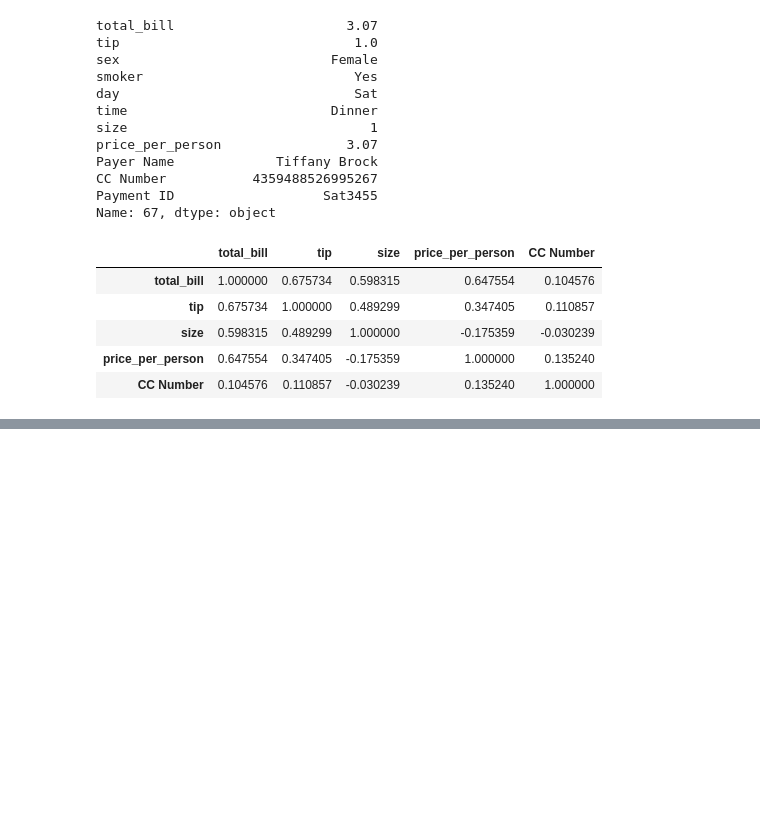
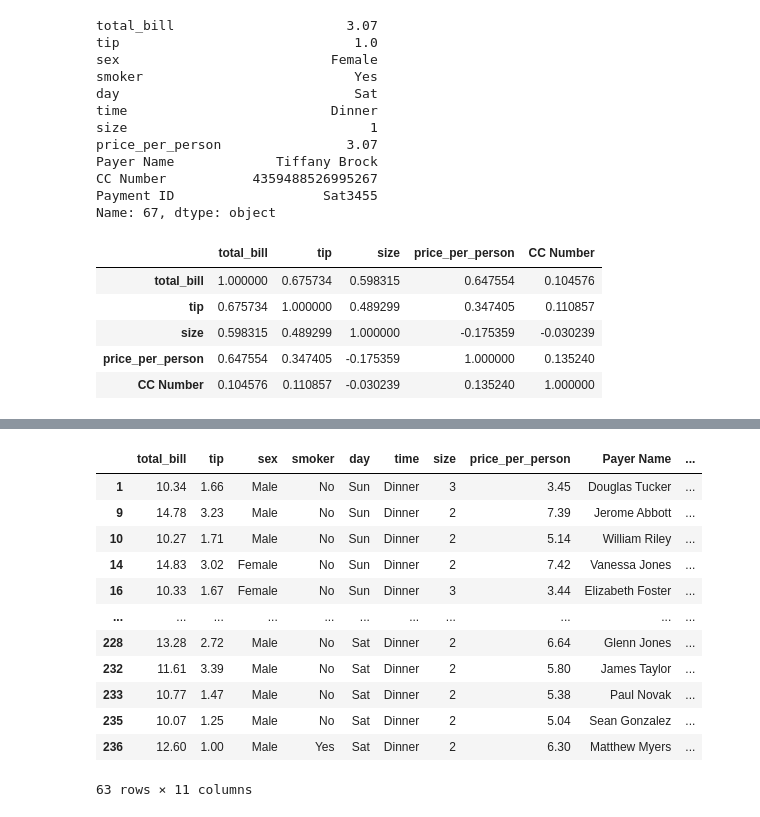
Before and after one commit to che711/DS_ML_course, a Jupyter notebook: lesson3_Pandas/lesson4_usefull_methods.ipynb, the cells around one changed output, grey strips where cells are left out. Saved outputs shown, nothing was run; the diff lists cells and outputs as text; code cells hidden in the pictures; blank space fills up the shorter version.

```diff
--- a/lesson3_Pandas/lesson4_usefull_methods.ipynb
+++ b/lesson3_Pandas/lesson4_usefull_methods.ipynb
@@ -338,0 +519,17 @@ df.corr(numeric_only=True)
+# %%
+# фильтруем по условию выше
+df[df['total_bill'].between(10, 15, inclusive = 'both')]
+# %% [output]
+|  | total_bill | tip | sex | smoker | day | time | size | price_per_person | Payer Name | ... |
+| 1 | 10.34 | 1.66 | Male | No | Sun | Dinner | 3 | 3.45 | Douglas Tucker | ... |
+| 9 | 14.78 | 3.23 | Male | No | Sun | Dinner | 2 | 7.39 | Jerome Abbott | ... |
+| 10 | 10.27 | 1.71 | Male | No | Sun | Dinner | 2 | 5.14 | William Riley | ... |
+| 14 | 14.83 | 3.02 | Female | No | Sun | Dinner | 2 | 7.42 | Vanessa Jones | ... |
+| 16 | 10.33 | 1.67 | Female | No | Sun | Dinner | 3 | 3.44 | Elizabeth Foster | ... |
+| ... | ... | ... | ... | ... | ... | ... | ... | ... | ... | ... |
+| 228 | 13.28 | 2.72 | Male | No | Sat | Dinner | 2 | 6.64 | Glenn Jones | ... |
+| 232 | 11.61 | 3.39 | Male | No | Sat | Dinner | 2 | 5.80 | James Taylor | ... |
+| 233 | 10.77 | 1.47 | Male | No | Sat | Dinner | 2 | 5.38 | Paul Novak | ... |
+| 235 | 10.07 | 1.25 | Male | No | Sat | Dinner | 2 | 5.04 | Sean Gonzalez | ... |
+| 236 | 12.60 | 1.00 | Male | Yes | Sat | Dinner | 2 | 6.30 | Matthew Myers | ... |
+63 rows × 11 columns
```
Also changed, not shown: parts of 26 cells of this notebook, 3 other files.
